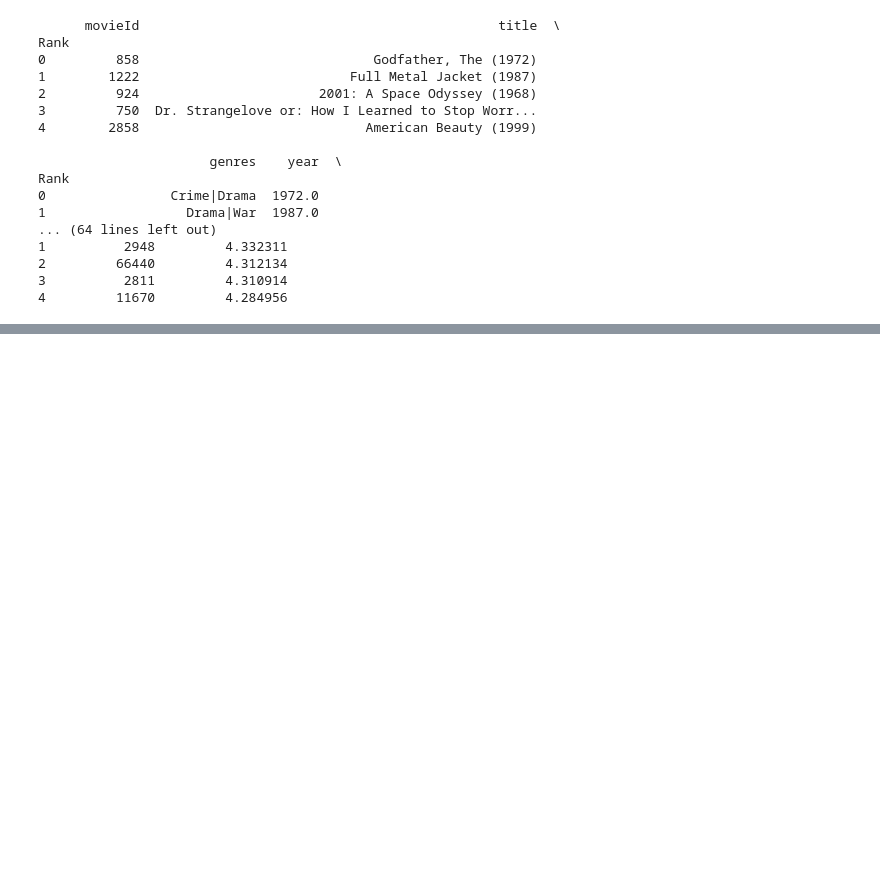
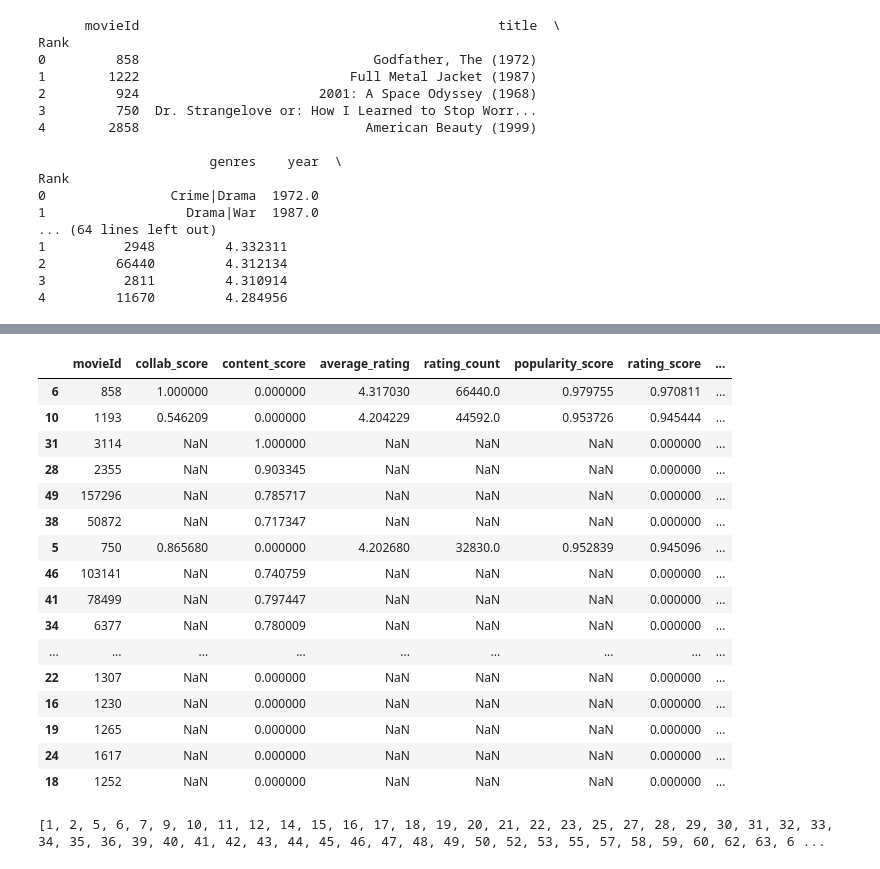
Before and after one commit to replyeshab/CineAI-AI-Based-Hybrid-Recommendation-System, a Jupyter notebook: hybrid.ipynb, the cells around one changed output, grey strips where cells are left out. Cells and saved outputs as stored; diff of their text form; code cells hidden in the pictures; blank space fills up the shorter version.

```diff
--- a/hybrid.ipynb
+++ b/hybrid.ipynb
@@ -649,0 +827,29 @@ final_recommendations
+# %%
+final_recommendations.head(175325)
+# %% [output]
+|  | movieId | collab_score | content_score | average_rating | rating_count | popularity_score | rating_score | ... |
+| 6 | 858 | 1.000000 | 0.000000 | 4.317030 | 66440.0 | 0.979755 | 0.970811 | ... |
+| 10 | 1193 | 0.546209 | 0.000000 | 4.204229 | 44592.0 | 0.953726 | 0.945444 | ... |
+| 31 | 3114 | NaN | 1.000000 | NaN | NaN | NaN | 0.000000 | ... |
+| 28 | 2355 | NaN | 0.903345 | NaN | NaN | NaN | 0.000000 | ... |
+| 49 | 157296 | NaN | 0.785717 | NaN | NaN | NaN | 0.000000 | ... |
+| 38 | 50872 | NaN | 0.717347 | NaN | NaN | NaN | 0.000000 | ... |
+| 5 | 750 | 0.865680 | 0.000000 | 4.202680 | 32830.0 | 0.952839 | 0.945096 | ... |
+| 46 | 103141 | NaN | 0.740759 | NaN | NaN | NaN | 0.000000 | ... |
+| 41 | 78499 | NaN | 0.797447 | NaN | NaN | NaN | 0.000000 | ... |
+| 34 | 6377 | NaN | 0.780009 | NaN | NaN | NaN | 0.000000 | ... |
+| ... | ... | ... | ... | ... | ... | ... | ... | ... |
+| 22 | 1307 | NaN | 0.000000 | NaN | NaN | NaN | 0.000000 | ... |
+| 16 | 1230 | NaN | 0.000000 | NaN | NaN | NaN | 0.000000 | ... |
+| 19 | 1265 | NaN | 0.000000 | NaN | NaN | NaN | 0.000000 | ... |
+| 24 | 1617 | NaN | 0.000000 | NaN | NaN | NaN | 0.000000 | ... |
+| 18 | 1252 | NaN | 0.000000 | NaN | NaN | NaN | 0.000000 | ... |
+# %%
+watched_movies = ratings.loc[
+    ratings["userId"] ==175325,
+    "movieId"
+]
+
+print(watched_movies.tolist())
+# %% [output]
+[1, 2, 5, 6, 7, 9, 10, 11, 12, 14, 15, 16, 17, 18, 19, 20, 21, 22, 23, 25, 27, 28, 29, 30, 31, 32, 33, 34, 35, 36, 39, 40, 41, 42, 43, 44, 45, 46, 47, 48, 49, 50, 52, 53, 55, 57, 58, 59, 60, 62, 63, 6 ...
```
Also changed, not shown: parts of 26 cells of this notebook.
